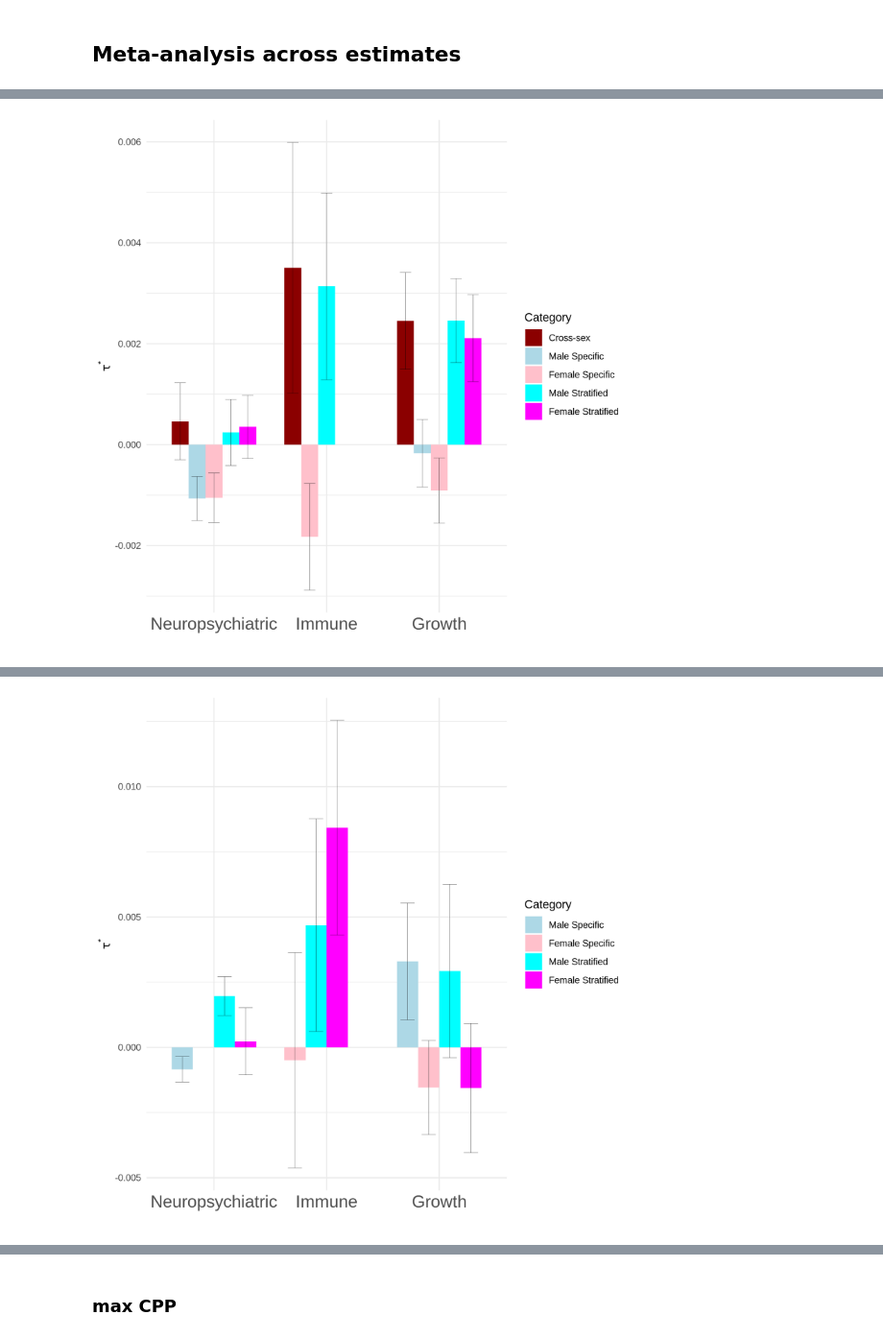
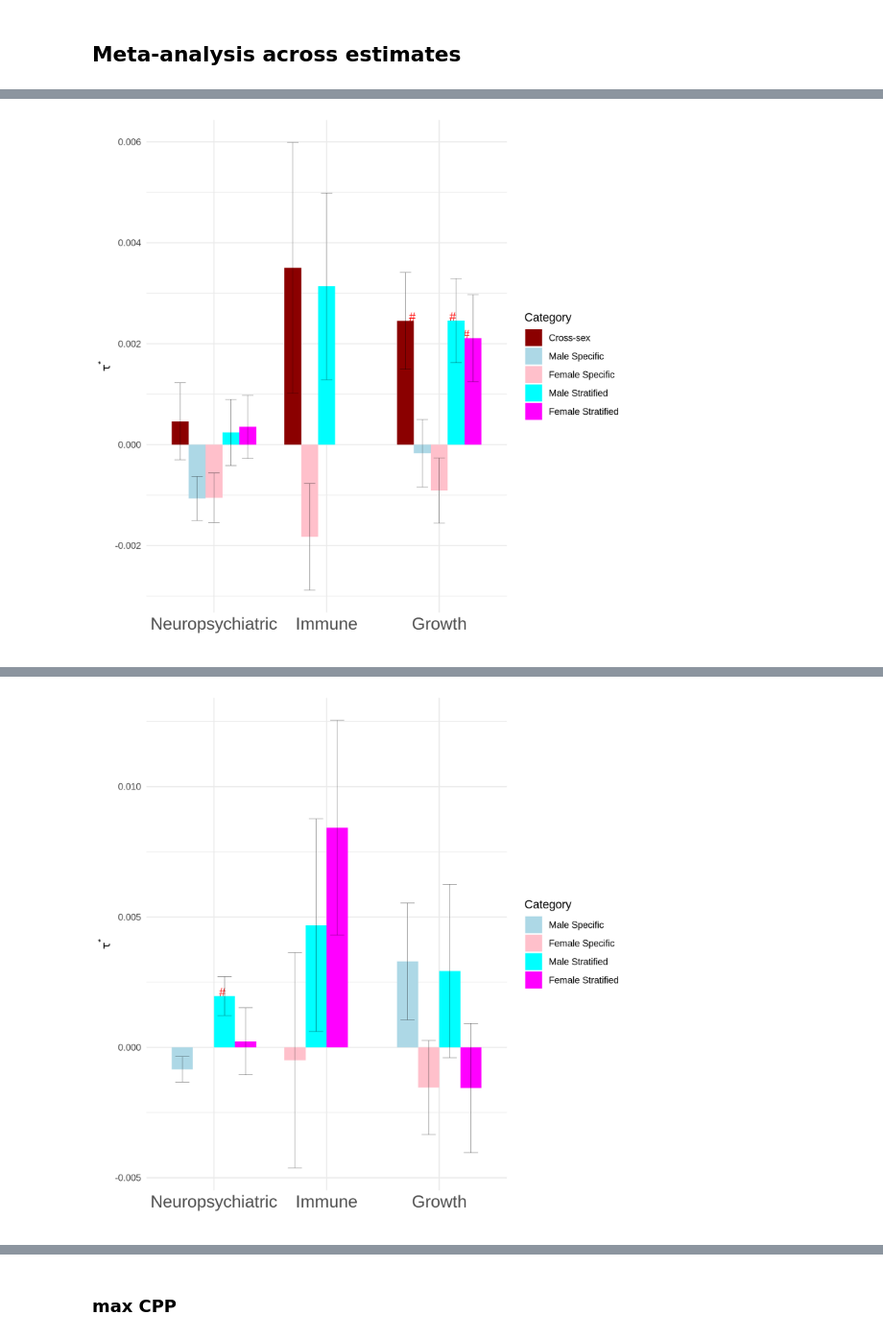
Before and after one commit to wilcas/sex_specific_mQTL, a Jupyter notebook: delahaye_mQTL_analyses/top_cpg_ldsc_analysis.ipynb, the cells around one changed output, grey strips where cells are left out. Shown at 96% size. Drawn from its saved outputs; the diff is of its cells as text; code cells hidden in the pictures.

```diff
--- a/delahaye_mQTL_analyses/top_cpg_ldsc_analysis.ipynb
+++ b/delahaye_mQTL_analyses/top_cpg_ldsc_analysis.ipynb
@@ -513,7 +514,8 @@ to_plot <- filtered[,
     )
 ]
 to_plot[,`:=`(sig_enrich_GWAS = p.adjust(Enrichment_p,method="BH") < 0.05,sig_tau_GWAS = p.adjust(tau_p,method="BH") < 0.05 ),by="GWAS"]
-pos <- position_dodge(width=0.75)
+bar_width <- 0.6
+pos <- position_dodge(width=bar_width)
 final_plot_df <- rbind(to_plot,to_plot_specific,to_plot_stratified) %>% mutate(GWAS= recode(GWAS,!!!new_trait_key))
 final_plot_df[Enrichment < 0, c("Enrichment","Enrichment_std_error","sig_enrich","sig_enrich_GWAS","tau","tau_std_error","sig_tau","sig_tau_GWAS")] <- NA
 ggplot(
@@ -527,10 +529,10 @@ ggplot(
         ymax=Enrichment + Enrichment_std_error
     )
 )+
-    geom_text(color="black",position=pos,vjust=0)+
-    geom_col(position=pos,width=0.75)+
+    geom_text(color="red",position=pos,vjust=0,size=2)+
+    geom_col(position=pos,width=bar_width)+
     coord_cartesian(ylim=c(0,6))+
-    geom_errorbar(width=0.5,size=0.1,position=pos) +
+    geom_errorbar(width=bar_width,size=0.1,position=pos) +
     geom_hline(yintercept = 1,linetype="dashed")+
     scale_fill_manual(values=c("dark red","light blue","pink","cyan","magenta"))+
     labs(x="")+
@@ -547,11 +549,11 @@ ggplot(
         ymax=tau + tau_std_error
     )
 )+
-    geom_text(color="black",position=pos,vjust=0)+
-    geom_col(position=pos,width=0.75)+
-    geom_errorbar(width=0.5,size=0.1,position=pos) +
+    geom_text(color="red",position=pos,vjust=0,size=2)+
+    geom_col(position=pos,width=bar_width)+
+    geom_errorbar(width=bar_width,size=0.1,position=pos) +
+    scale_fill_manual(values=c("dark red","light blue","pink","cyan","magenta"))+
     labs(y=bquote(tau^"*"),x="")+
-    scale_fill_manual(values=c("dark red","light blue","pink","cyan","magenta"))+
     theme_minimal()+
     theme(axis.text.x = element_text(angle=90,hjust=1,vjust=0.75))
 # %% [output]
@@ -587,51 +589,51 @@ preeclampsia <- c(
 meta_manifest <- list(
     neuropsychiatric = c(
         "ADHD",
-        "PTSD",
+       # "PTSD",
         "ASD",
-        "MDD",
+      #  "MDD",
         "OCD",
         "ANX",
-        "UKBB-ANX",
-        "ANXFS",
-        "BIP",
+     #   "UKBB-ANX",
+       # "ANXFS",
+     #   "BIP",
         "SCZ",
         "AN",
-        "TS",
-        "Cross Disorder",
-        "Alcohol (AUDIT)",
-        "ALC",
-        "CUD",
-        "Cigarettes Per Day"
+        "TS"
+       # "Cross Disorder",
+        #"Alcohol (AUDIT)",
+        #"ALC",
+       # "CUD",
+      #  "Cigarettes Per Day"
     ),
     neuropsychiatric_male = c(
         "ADHD Males",
-        "PTSD Males",
+        #"PTSD Males",
         "ASD Males",
-        "MDD Males",
-        "RMDD Males",
+        #"MDD Males",
+       # "RMDD Males",
         "OCD Males",
-        "UKBB-ANX Males",
-        "BIP Males",
+     #   "UKBB-ANX Males",
+      #  "BIP Males",
         "SCZ Males"
     ),
     neuropsychiatric_female = c(
         "ADHD Females",
-        "PTSD Females",
+        #"PTSD Females",
         "ASD Females",
         "MDD Females",
-        "RMDD Females",
+      #  "RMDD Females",
         "OCD Females",
-        "UKBB-ANX Females",
-        "BIP Females",
+       # "UKBB-ANX Females",
+       # "BIP Females",
         "SCZ Females"
     ),
     growth = c(
         "Child BMI",
         "Head Circumference",
         "Child Obesity",
-        "TANNER Stage",
-        "Gestational Weight Gain",
+       # "TANNER Stage",
+        #"Gestational Weight Gain",
         "Pubertal Growth Start",
         "Total Pubertal Growth",
         "Late Pubertal Growth",
@@ -639,13 +641,13 @@ meta_manifest <- list(
         "Birth Length"
     ),
     growth_male = c(
-        "TANNER Stage Males",
+       # "TANNER Stage Males",
         "Pubertal Growth Start Males",
         "Total Pubertal Growth Males",
         "Late Pubertal Growth Males"
     ),
     growth_female = c(
-        "TANNER Stage Females",
+       # "TANNER Stage Females",
         "Pubertal Growth Start Females",
         "Total Pubertal Growth Females",
         "Late Pubertal Growth Females"
@@ -681,29 +683,36 @@ meta_manifest <- list(
 all_ldsc_data <- all_heritability[Enrichment > 0 & annotation == "Cred95"]
 res_enrich <- list()
 res_tau <- list()
-i <- 1
+enrich_struct <- list()
+tau_struct <- list()
 for(category in unique(all_ldsc_data$Category)){
     for(group in names(meta_manifest)){
         tmp_enrich <- meta.summaries(
             method="random",
             d=Enrichment,
             se=Enrichment_std_error,
+            names=GWAS,
             data=all_ldsc_data[
                 GWAS %in% meta_manifest[[group]] &
                 GWAS %in% selected_GWAS &
                 Category == category
-            ])
+            ]
+        )
         tmp_tau <- meta.summaries(
             method="random",
             d=tau,
             se=tau_std_error,
+            names=GWAS,
             data=all_ldsc_data[
                 GWAS %in% meta_manifest[[group]] &
                 GWAS %in% selected_GWAS &
                 Category == category
-            ])
-
-        res_enrich[[i]] <- data.table(
+            ]
+        )
+        meta_key <- paste(category,group)
+        enrich_struct[[meta_key]] <- tmp_enrich
+        tau_struct[[meta_key]] <- tmp_tau
+        res_enrich[[meta_key]] <- data.table(
             Group = group,
             Category = category,
             Enrichment = tmp_enrich$summary,
@@ -711,7 +720,7 @@ for(category in unique(all_ldsc_data$Category)){
             Enrichment_p = 2 * pnorm(-abs(tmp_enrich$summary / tmp_enrich$se.summary)),
             Q_test = tmp_enrich$het[3]
         )
-        res_tau[[i]] <-  data.table(
+        res_tau[[meta_key]] <-  data.table(
             Group = group,
             Category = category,
             tau_star = tmp_tau$summary,
@@ -719,7 +728,6 @@ for(category in unique(all_ldsc_data$Category)){
             tau_p = 2 * pnorm(-abs(tmp_tau$summary / tmp_tau$se.summary)),
             Q_test = tmp_tau$het[3]
         )
-        i <- i + 1
     }
 }
 tau_meta <- rbindlist(res_tau)[Q_test > 0.1]
@@ -751,7 +759,7 @@ ggplot(
         ymax=tau_star + tau_se
     )
 )+
-#     geom_text(color="black",position=position_dodge(width=0.75),vjust=0)+
+    geom_text(color="red",position=pos,vjust=0)+
     geom_col(position=position_dodge(preserve='single',width=0.75),width=0.75)+
     labs(y=bquote(tau^"*"))+
     geom_errorbar(width=0.5,size=0.1,position=position_dodge(preserve='single',width=0.75)) +
@@ -777,7 +785,7 @@ ggplot(
         ymax=tau_star + tau_se
     )
 )+
-#     geom_text(color="black",position=position_dodge(width=0.75),vjust=0)+
+    geom_text(color="red",position=pos,vjust=0)+
     geom_col(position=position_dodge(preserve='single',width=0.75),width=0.75)+
     labs(y=bquote(tau^"*"))+
     geom_errorbar(width=0.5,size=0.1,position=position_dodge(preserve='single',width=0.75)) +
@@ -799,7 +807,7 @@ enrich_plot[,
     )
 ]
 enrich_plot[,`:=`(sig_enrich_GWAS = p.adjust(Enrichment_p,method="BH") < 0.05),by="Group"]
-
+print(enrich_plot)
 ggplot(
     enrich_plot[!grepl("_",Group) & grepl("Cross-sex|Male|Female",Category)] %>%mutate(Group= factor(Group,levels=c("Neuropsychiatric","Immune","Growth"))),
     aes(
@@ -812,6 +820,7 @@ ggplot(
     )
 )+
     geom_col(position=position_dodge(preserve='single',width=0.75),width=0.75)+
+    geom_text(color="red",position=pos,vjust=0)+
     geom_errorbar(width=0.5,size=0.1,position=position_dodge(preserve='single',width=0.75)) +
     geom_hline(yintercept = 1,linetype="dashed")+
     scale_fill_manual(values = c("dark red","light blue", "pink","cyan","magenta" ))+
@@ -836,7 +845,7 @@ ggplot(
         ymax=Enrichment + Enrichment_std_error
     )
 )+
-#     geom_text(color="black",position=position_dodge(width=0.75),vjust=0)+
+    geom_text(color="red",position=pos,vjust=0)+
     geom_col(position=position_dodge(preserve='single',width=0.75),width=0.75)+
     geom_errorbar(width=0.5,size=0.1,position=position_dodge(preserve='single',width=0.75)) +
     coord_cartesian(ylim = c(0,5))+
@@ -861,4 +872,4 @@ containing
 missing
 values
 (geom_col).”
-[figure, old version]
+[figure, new version]
```
Also changed, not shown: parts of 7 cells of this notebook.
